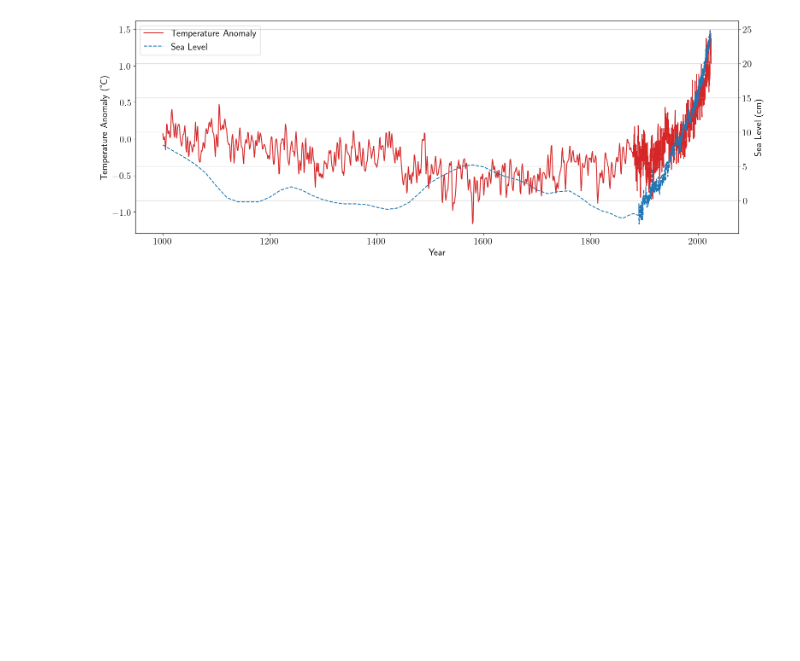
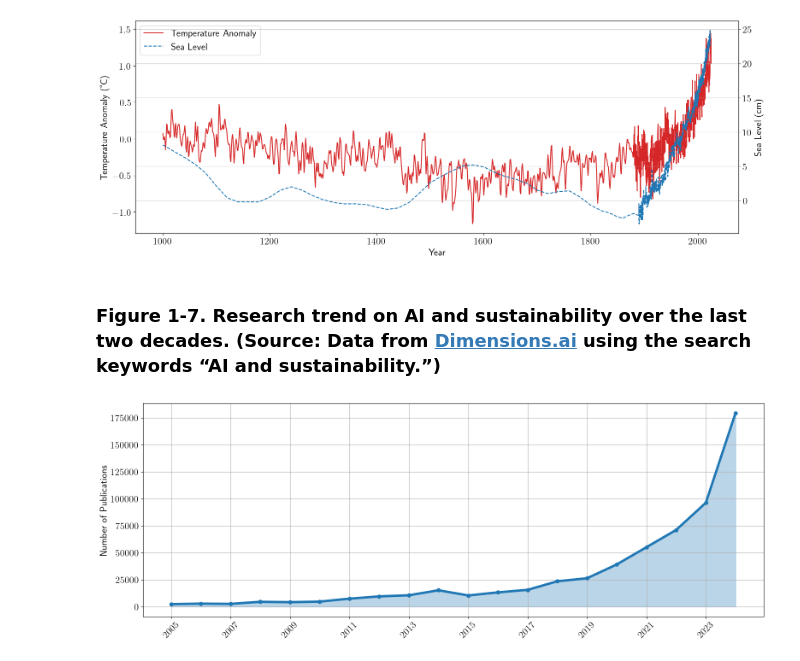
Before and after one commit to raghavian/sustainable_ai, a Jupyter notebook: notebooks/chapter-1.ipynb, the cells around one changed output. Cells and saved outputs as stored; diff of their text form; code cells hidden in the pictures; blank space fills up the shorter version.

```diff
--- a/files/notebooks/chapter-1.ipynb
+++ b/notebooks/chapter-1.ipynb
@@ -53,3 +53,34 @@ fig.tight_layout()
 plt.show()
 # %% [output]
 [figure]
+# %% [markdown]
+### Figure 1-7. Research trend on AI and sustainability over the last two decades. (Source: Data from [Dimensions.ai](https://app.dimensions.ai) using the search keywords “AI and sustainability.”)
+# %%
+import matplotlib.pyplot as plt
+import pandas as pd
+import matplotlib
+params = {'font.size': 16,
+          'font.weight': 'normal',
+          'axes.labelsize':16,
+          'axes.titlesize':16,
+          'axes.labelweight':'normal',
+          'axes.titleweight':'normal',
+          'legend.fontsize': 16,
+          "text.usetex": True,
+         }
+matplotlib.rcParams.update(params)
+df = pd.read_csv('../data/ch01_publications.csv')
+
+# Plotting the number of publications over time
+plt.figure(figsize=(16, 6))
+plt.plot(df['Category'], df['Publications (total)'], marker='o', linewidth=4)
+plt.fill_between(df['Category'], df['Publications (total)'], color='tab:blue', alpha=0.3)
+plt.ylabel('Number of Publications')
+plt.grid(True)
+# Set x-ticks to appear every 3 years
+years = df['Category']
+plt.xticks(ticks=years[::2], rotation=45)
+plt.tight_layout()
+plt.show()
+# %% [output]
+[figure, added]
```
Also changed, not shown: parts of 1 cell of this notebook, 3 other files.
